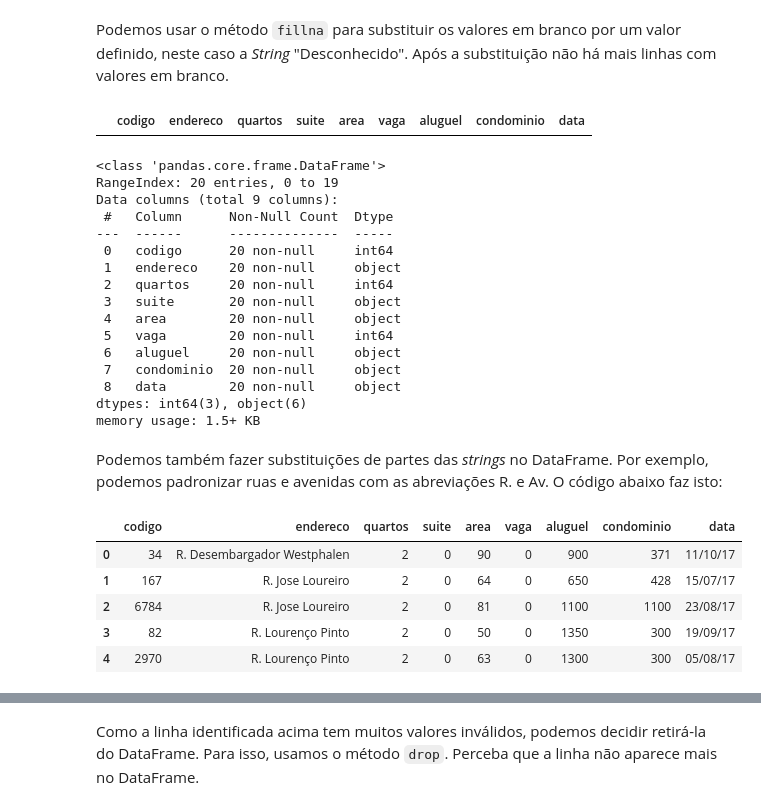
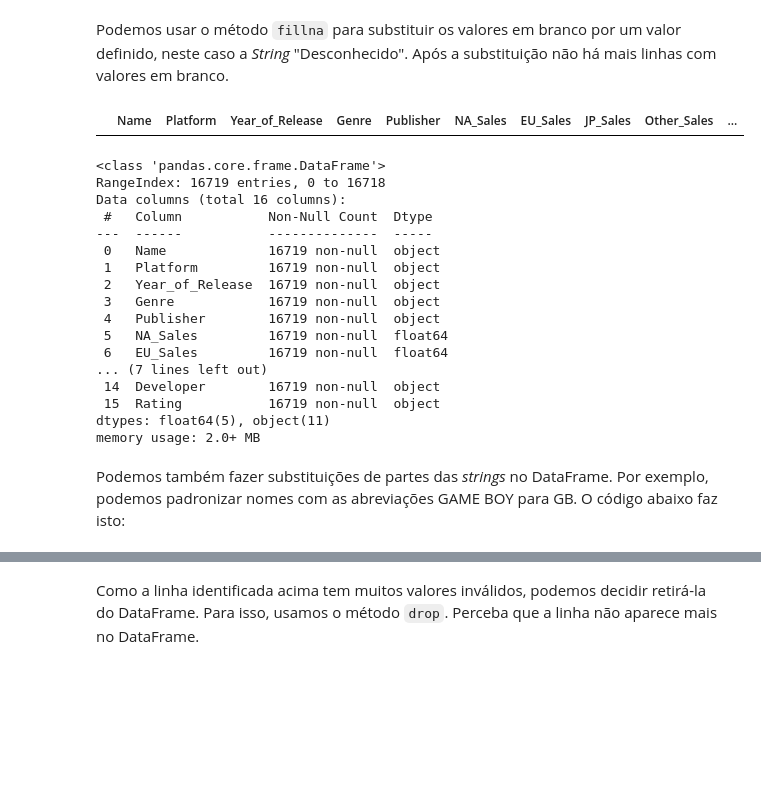
Before and after one commit to Felip-Oliv/Data_Cience, a Jupyter notebook: limpeza de dados/Pandas_Limpeza de Dados.ipynb, the cells around one changed output, grey strips where cells are left out. Drawn from its saved outputs; the diff is of its cells as text; code cells hidden in the pictures; blank space fills up the shorter version.

```diff
--- a/limpeza de dados/Pandas_Limpeza de Dados.ipynb
+++ b/limpeza de dados/Pandas_Limpeza de Dados.ipynb
@@ -72,41 +83,30 @@ df[df.isna().any(axis=1)]
 # %% [markdown]
 Podemos usar o método `fillna` para substituir os valores em branco por um valor definido, neste caso a *String* "Desconhecido". Após a substituição não há mais linhas com valores em branco.
 # %%
-df['endereco'] = df['endereco'].fillna("Desconhecido")
+df['Rating'] = df['Rating'].fillna("Desconhecido")
 
 df[df.isna().any(axis=1)]
 # %% [output]
-|  | codigo | endereco | quartos | suite | area | vaga | aluguel | condominio | data |
+|  | Name | Platform | Year_of_Release | Genre | Publisher | NA_Sales | EU_Sales | JP_Sales | Other_Sales | ... |
 # %%
 df.info()
 # %% [output]
 <class 'pandas.core.frame.DataFrame'>
-RangeIndex: 20 entries, 0 to 19
-Data columns (total 9 columns):
- #   Column      Non-Null Count  Dtype
----  ------      --------------  -----
- 0   codigo      20 non-null     int64
- 1   endereco    20 non-null     object
- 2   quartos     20 non-null     int64
- 3   suite       20 non-null     object
- 4   area        20 non-null     object
- 5   vaga        20 non-null     int64
- 6   aluguel     20 non-null     object
- 7   condominio  20 non-null     object
- 8   data        20 non-null     object
-dtypes: int64(3), object(6)
-memory usage: 1.5+ KB
+RangeIndex: 16719 entries, 0 to 16718
+Data columns (total 16 columns):
+ #   Column           Non-Null Count  Dtype
+---  ------           --------------  -----
+ 0   Name             16719 non-null  object
+ 1   Platform         16719 non-null  object
+ 2   Year_of_Release  16719 non-null  object
+ 3   Genre            16719 non-null  object
+ 4   Publisher        16719 non-null  object
+ 5   NA_Sales         16719 non-null  float64
+ 6   EU_Sales         16719 non-null  float64
+... (7 lines left out)
+ 14  Developer        16719 non-null  object
+ 15  Rating           16719 non-null  object
+dtypes: float64(5), object(11)
+memory usage: 2.0+ MB
 # %% [markdown]
-Podemos também fazer substituições de partes das *strings* no DataFrame. Por exemplo, podemos padronizar ruas e avenidas com as abreviações R. e Av. O código abaixo faz isto:
+Podemos também fazer substituições de partes das *strings* no DataFrame. Por exemplo, podemos padronizar nomes com as abreviações GAME BOY para GB. O código abaixo faz isto:
-# %%
-df['endereco'] = df['endereco'].str.replace('Rua', 'R.')
-df['endereco'] = df['endereco'].str.replace('Avenida', 'Av.')
-
-df.head()
-# %% [output]
-|  | codigo | endereco | quartos | suite | area | vaga | aluguel | condominio | data |
-| 0 | 34 | R. Desembargador Westphalen | 2 | 0 | 90 | 0 | 900 | 371 | 11/10/17 |
-| 1 | 167 | R. Jose Loureiro | 2 | 0 | 64 | 0 | 650 | 428 | 15/07/17 |
-| 2 | 6784 | R. Jose Loureiro | 2 | 0 | 81 | 0 | 1100 | 1100 | 23/08/17 |
-| 3 | 82 | R. Lourenço Pinto | 2 | 0 | 50 | 0 | 1350 | 300 | 19/09/17 |
-| 4 | 2970 | R. Lourenço Pinto | 2 | 0 | 63 | 0 | 1300 | 300 | 05/08/17 |
```
Also changed, not shown: parts of 9 cells of this notebook.
